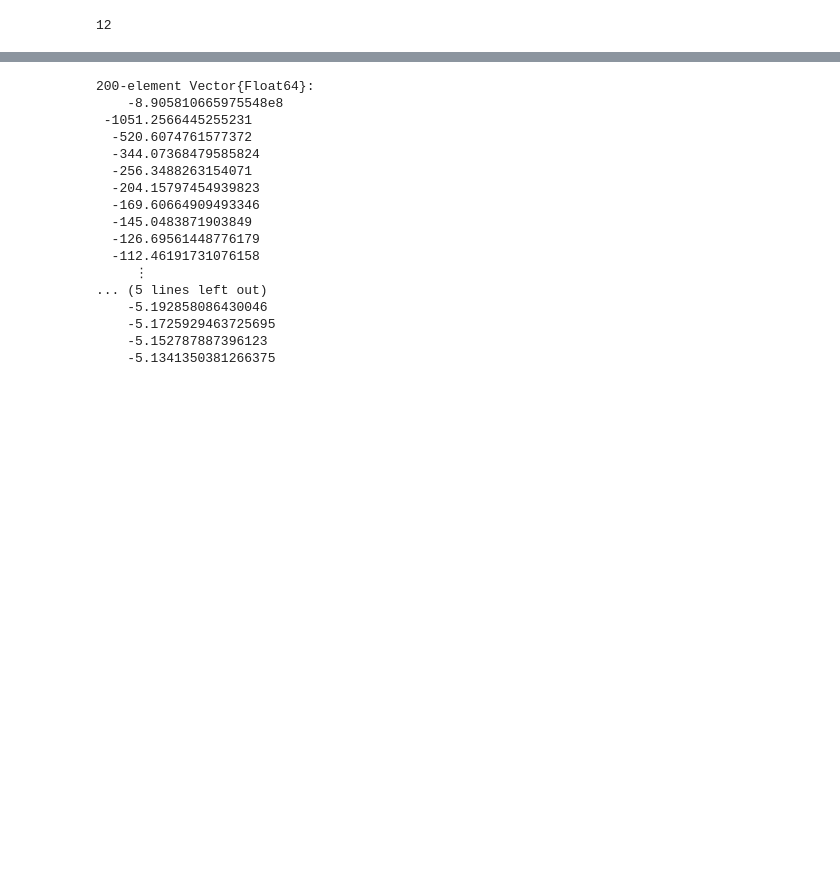
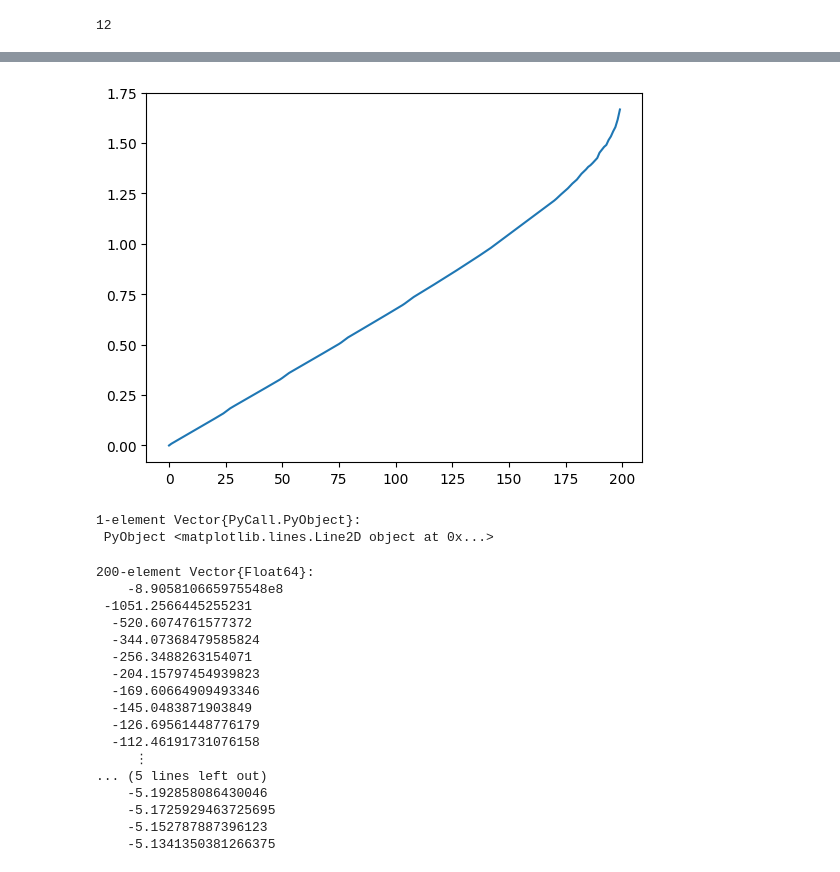
Before and after one commit to sgcbayli024/Assignments, a Jupyter notebook: Conor_Bayliss_assignment_1.ipynb, the cells around one changed output, grey strips where cells are left out. Drawn from its saved outputs; the diff is of its cells as text; code cells hidden in the pictures; blank space fills up the shorter version.

```diff
--- a/Conor_Bayliss_assignment_1.ipynb
+++ b/Conor_Bayliss_assignment_1.ipynb
@@ -248 +320,7 @@ plot(σ_star, v_star)
+# %%
+plot(σ_star_opi)
+# %% [output]
+[figure, added]
+1-element Vector{PyCall.PyObject}:
+ PyObject <matplotlib.lines.Line2D object at 0x...>
 # %%
```
Also changed, not shown: parts of 13 cells of this notebook.
